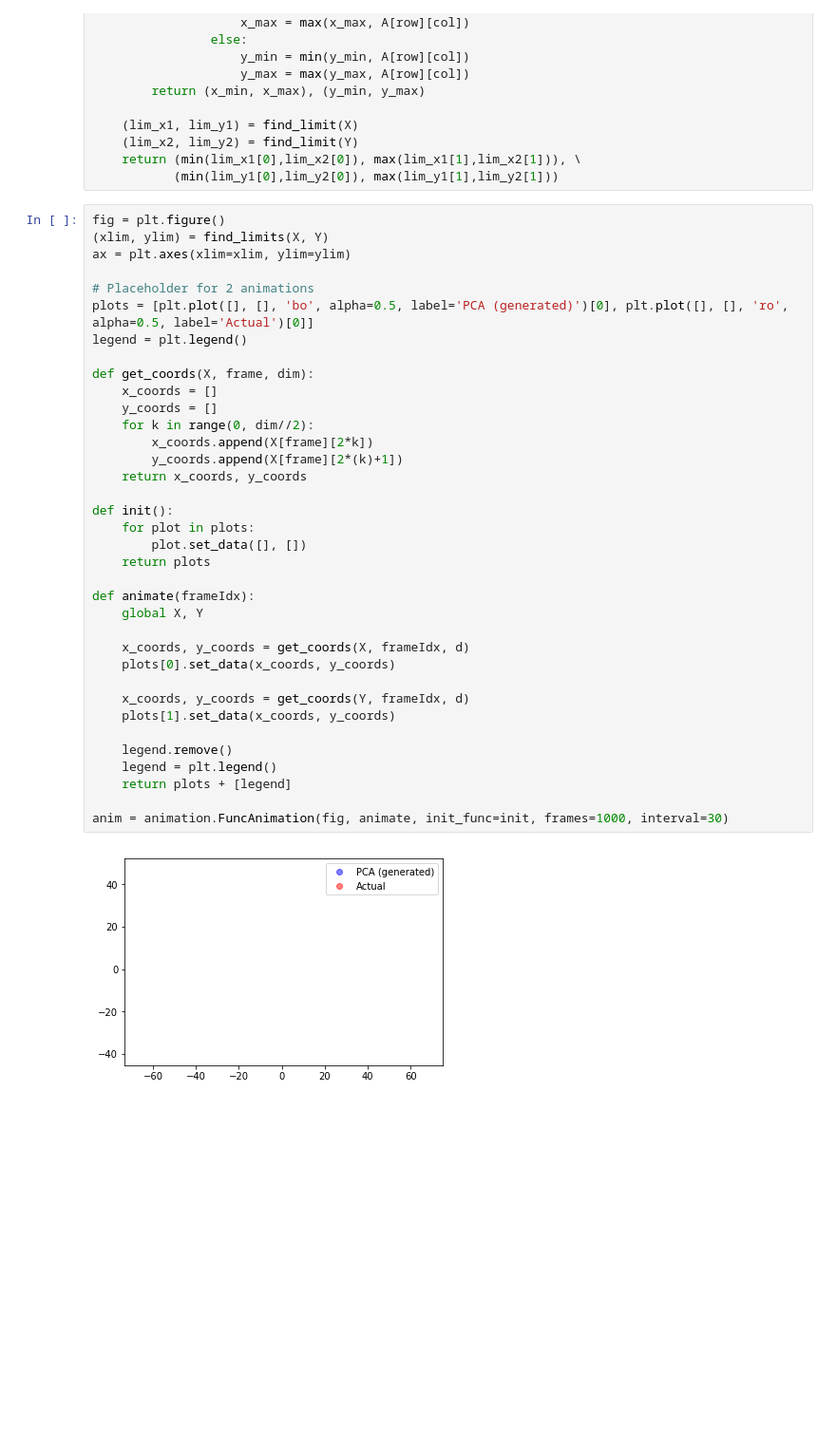
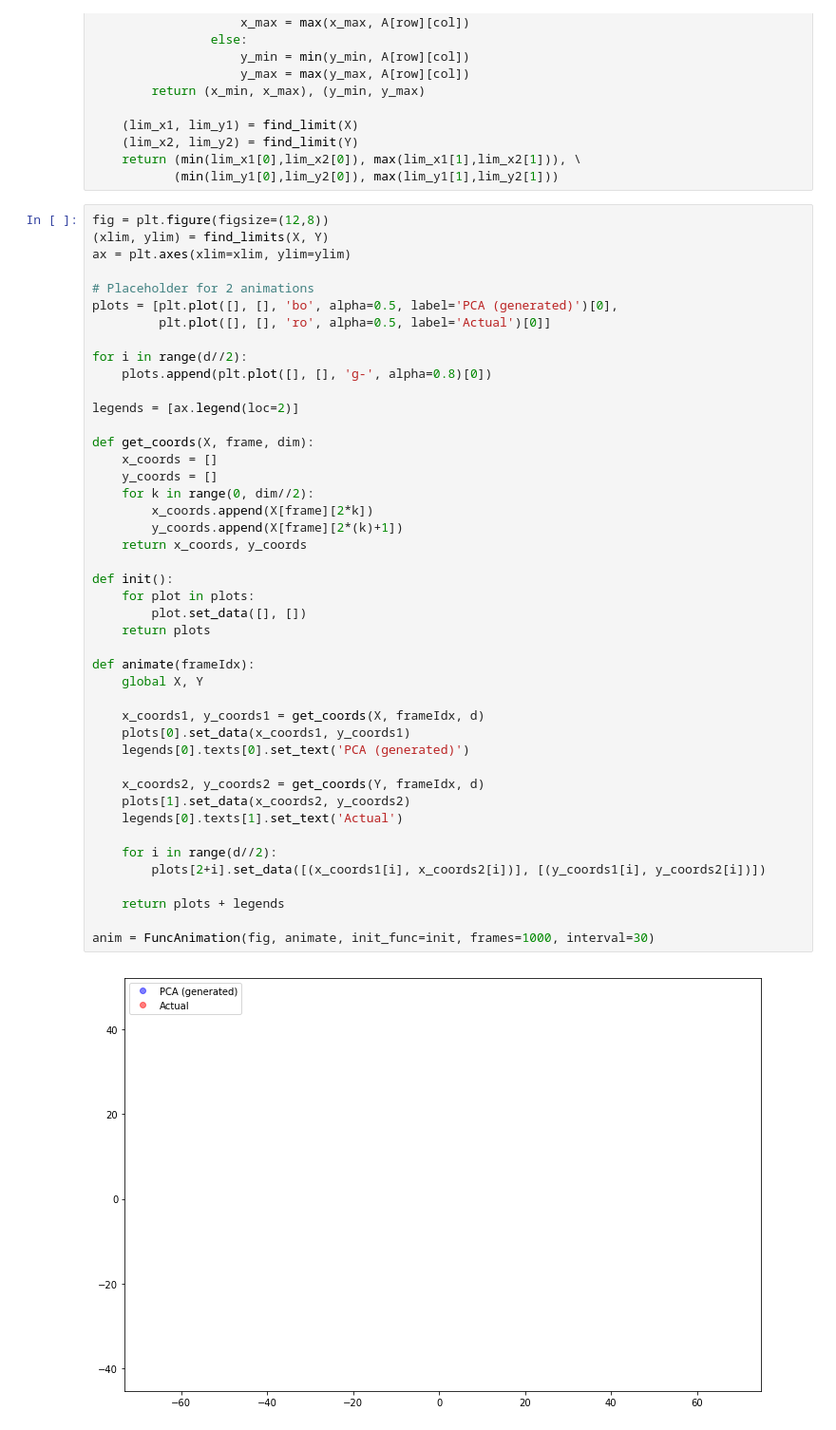
Before and after one commit to mjenrungrot/mouth-shape-analysis, a Jupyter notebook: PCAtoMouthModel.ipynb, the cells around one changed output. Shown at 95% size. Cells and saved outputs as stored; diff of their text form; blank space fills up the shorter version.

```diff
--- a/PCAtoMouthModel.ipynb
+++ b/PCAtoMouthModel.ipynb
@@ -160,40 +160,48 @@ def find_limits(X, Y):
     return (min(lim_x1[0],lim_x2[0]), max(lim_x1[1],lim_x2[1])), \
            (min(lim_y1[0],lim_y2[0]), max(lim_y1[1],lim_y2[1]))
 # %%
-fig = plt.figure()
+fig = plt.figure(figsize=(12,8))
 (xlim, ylim) = find_limits(X, Y)
 ax = plt.axes(xlim=xlim, ylim=ylim)
 
 # Placeholder for 2 animations
-plots = [plt.plot([], [], 'bo', alpha=0.5, label='PCA (generated)')[0], plt.plot([], [], 'ro', alpha=0.5, label='Actual')[0]]
-legend = plt.legend()
+plots = [plt.plot([], [], 'bo', alpha=0.5, label='PCA (generated)')[0],
+         plt.plot([], [], 'ro', alpha=0.5, label='Actual')[0]]
+
+for i in range(d//2):
+    plots.append(plt.plot([], [], 'g-', alpha=0.8)[0])
+
+legends = [ax.legend(loc=2)]
 
 def get_coords(X, frame, dim):
     x_coords = []
     y_coords = []
     for k in range(0, dim//2):
         x_coords.append(X[frame][2*k])
         y_coords.append(X[frame][2*(k)+1])
     return x_coords, y_coords
 
 def init():
     for plot in plots:
         plot.set_data([], [])
     return plots
 
 def animate(frameIdx):
     global X, Y
 
-    x_coords, y_coords = get_coords(X, frameIdx, d)
-    plots[0].set_data(x_coords, y_coords)
+    x_coords1, y_coords1 = get_coords(X, frameIdx, d)
+    plots[0].set_data(x_coords1, y_coords1)
+    legends[0].texts[0].set_text('PCA (generated)')
 
-    x_coords, y_coords = get_coords(Y, frameIdx, d)
-    plots[1].set_data(x_coords, y_coords)
+    x_coords2, y_coords2 = get_coords(Y, frameIdx, d)
+    plots[1].set_data(x_coords2, y_coords2)
+    legends[0].texts[1].set_text('Actual')
 
-    legend.remove()
-    legend = plt.legend()
-    return plots + [legend]
+    for i in range(d//2):
+        plots[2+i].set_data([(x_coords1[i], x_coords2[i])], [(y_coords1[i], y_coords2[i])])
 
-anim = animation.FuncAnimation(fig, animate, init_func=init, frames=1000, interval=30)
+    return plots + legends
+
+anim = FuncAnimation(fig, animate, init_func=init, frames=1000, interval=30)
 # %% [output]
-[figure, old version]
+[figure, new version]
```
Also changed, not shown: parts of 2 cells of this notebook.
